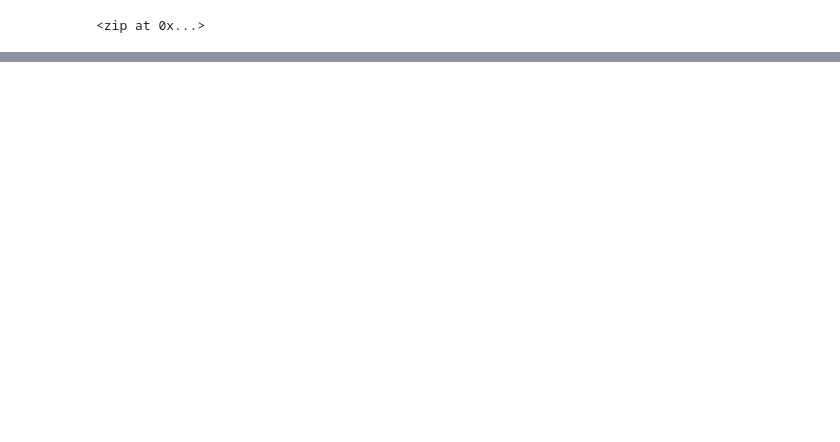
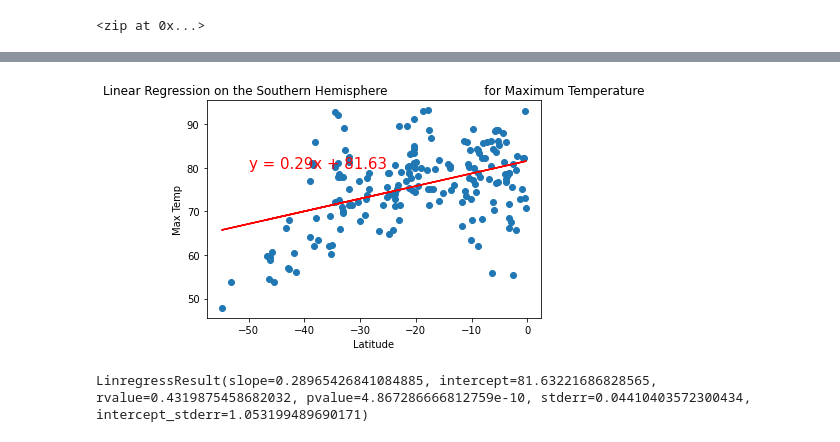
Before and after one commit to Bscheinin/World_Weather_Analysis, a Jupyter notebook: WeatherPy.ipynb, the cells around one changed output, grey strips where cells are left out. Saved outputs shown, nothing was run; the diff lists cells and outputs as text; code cells hidden in the pictures; blank space fills up the shorter version.

```diff
--- a/WeatherPy.ipynb
+++ b/WeatherPy.ipynb
@@ -254,0 +313,16 @@ plt.show()
+# %%
+# Linear regression on the Southern Hemisphere
+x_values = southern_hemi_df["Lat"]
+y_values = southern_hemi_df["Max Temp"]
+# Call the function.
+plot_linear_regression(x_values, y_values,
+                       'Linear Regression on the Southern Hemisphere \
+                        for Maximum Temperature', 'Max Temp',(-50,80))
+# %% [output]
+[figure, added]
+# %%
+# Perform linear regression.
+(slope, intercept, r_value, p_value, std_err) = linregress(x_values, y_values)
+linregress(x_values, y_values)
+# %% [output]
+LinregressResult(slope=0.28965426841084885, intercept=81.63221686828565, rvalue=0.4319875458682032, pvalue=4.867286666812759e-10, stderr=0.04410403572300434, intercept_stderr=1.053199489690171)
```
Also changed, not shown: parts of 25 cells of this notebook, 6 other files.
